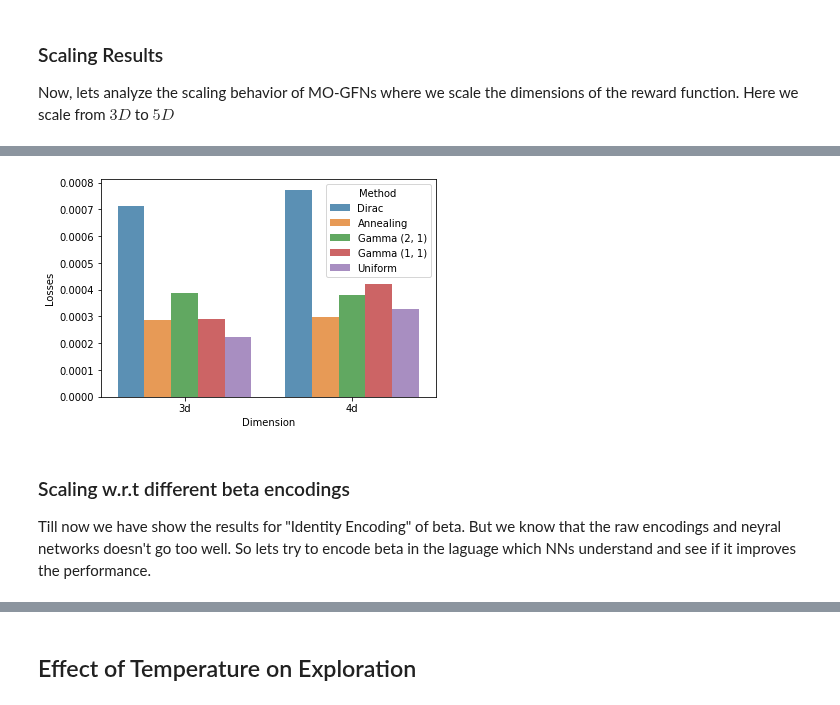
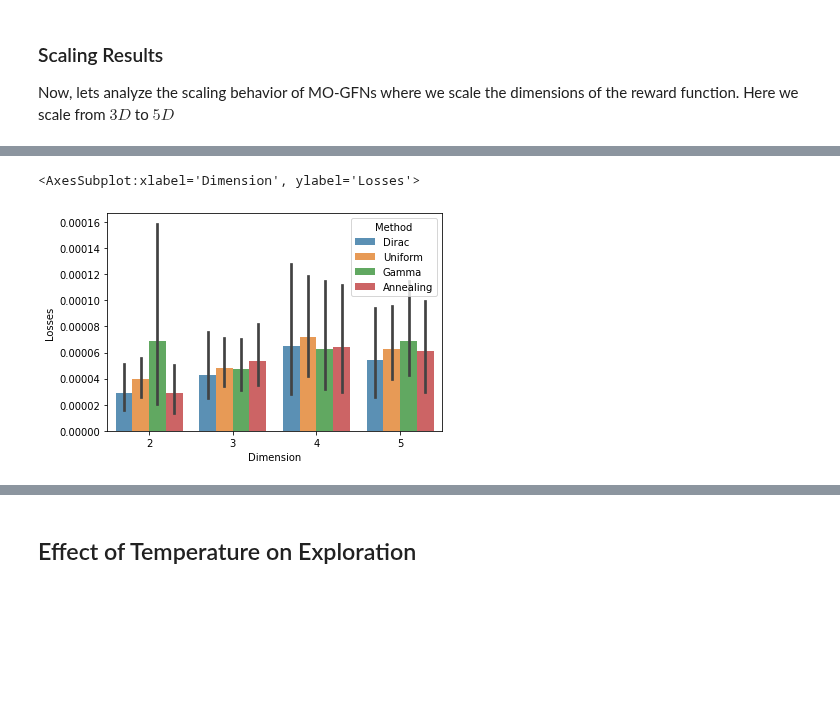
Before and after one commit to recursionpharma/gflownet, a Jupyter notebook: gflownet/examples/results.ipynb, the cells around one changed output, grey strips where cells are left out. Saved outputs shown, nothing was run; the diff lists cells and outputs as text; code cells hidden in the pictures; blank space fills up the shorter version.

```diff
--- a/gflownet/examples/results.ipynb
+++ b/gflownet/examples/results.ipynb
@@ -350,14 +328,12 @@ data = get_scaling_data()
 # %%
 # df.pivot('Dimension', 'Method', 'Losses').plot(kind='bar')
-my_encoding="Identity"
-horizon=32
-cond = (data["Encoding"] == my_encoding) & (data["Horizon"] == float(horizon))
-new_df = data.loc[cond]
-sns.barplot(x="Dimension", y="Losses", hue="Method", data=new_df, alpha=0.8)
-pp.savefig("scaling_plots_dims_{}_{}_abs.png".format(horizon, my_encoding))
+# my_encoding="Identity"
+# horizon=32
+# cond = (data["Encoding"] == my_encoding) & (data["Horizon"] == float(horizon))
+# new_df = data.loc[cond]
+data = pd.read_csv("scaling_plots_data.csv")
+sns.barplot(x="Dimension", y="Losses", hue="Method", data=data, alpha=0.8)
+# pp.savefig("scaling_plots_dims_{}_{}_abs.png".format(horizon, my_encoding))
 # %% [output]
+<AxesSubplot:xlabel='Dimension', ylabel='Losses'>
-[figure, old version]
+[figure, new version]
-# %% [markdown]
-### Scaling w.r.t different beta encodings
-
-Till now we have show the results for "Identity Encoding" of beta. But we know that the raw encodings and neyral networks doesn't go too well. So lets try to encode beta in the laguage which NNs understand and see if it improves the performance.
```
Also changed, not shown: parts of 27 cells of this notebook, 4 other files.
